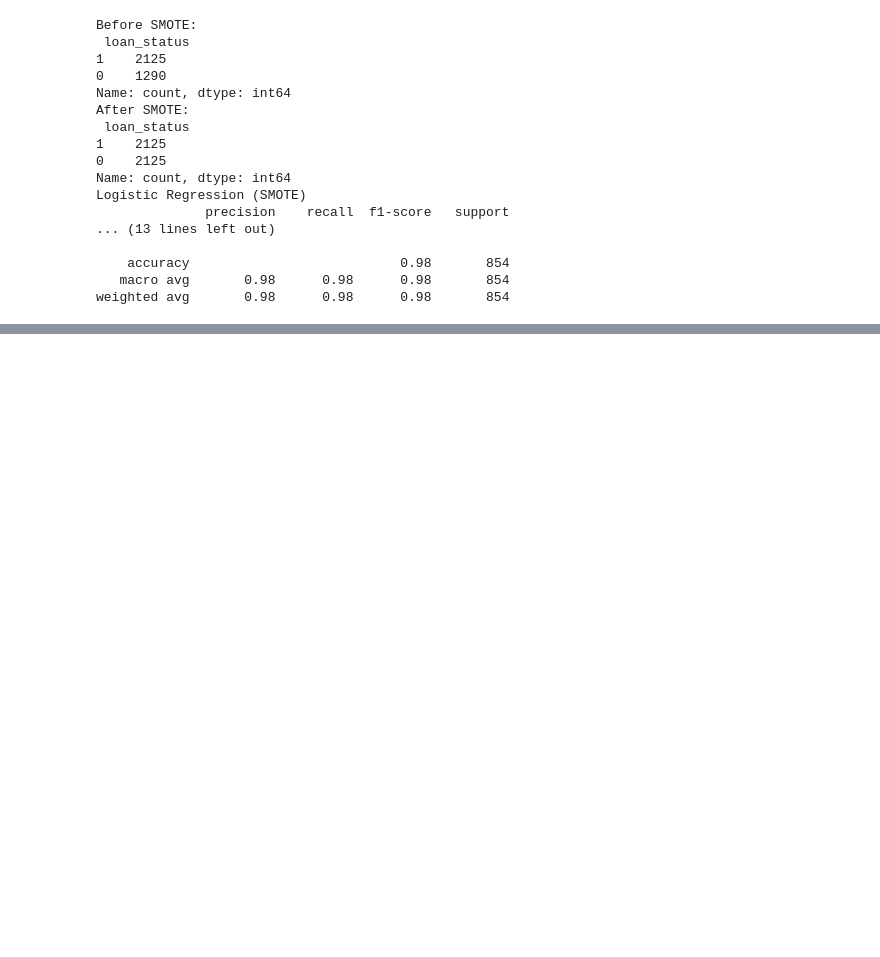
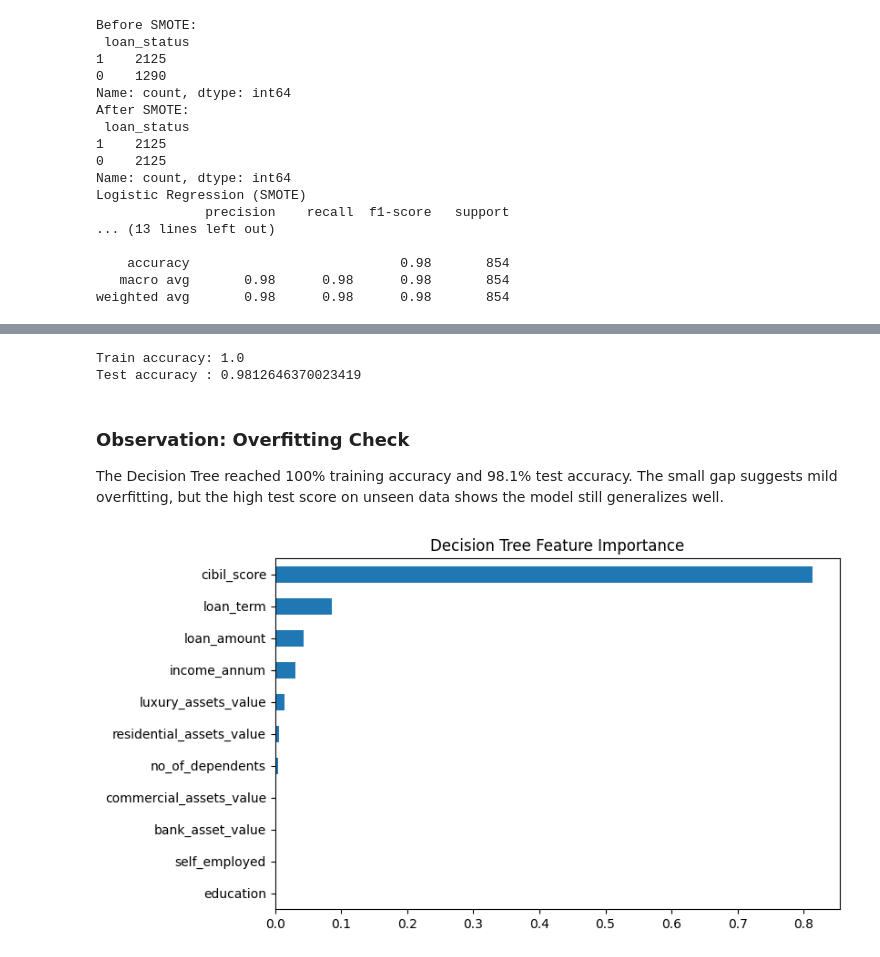
Before and after one commit to asmipandey18/Elevvo_Ml_Internship, a Jupyter notebook: task4_loan_approval_prediction/Loan_approval_prediction.ipynb, the cells around one changed output, grey strips where cells are left out. Cells and saved outputs as stored; diff of their text form; code cells hidden in the pictures; blank space fills up the shorter version.

```diff
--- a/task4_loan_approval_prediction/Loan_approval_prediction.ipynb
+++ b/task4_loan_approval_prediction/Loan_approval_prediction.ipynb
@@ -406,0 +449,16 @@ weighted avg       0.98      0.98      0.98       854
+# %%
+print("Train accuracy:", accuracy_score(y_train, tree_model.predict(X_train)))
+print("Test accuracy :", accuracy_score(y_test, y_pred_tree))
+# %% [output]
+Train accuracy: 1.0
+Test accuracy : 0.9812646370023419
+# %% [markdown]
+### Observation: Overfitting Check
+
+The Decision Tree reached 100% training accuracy and 98.1% test accuracy. The small gap suggests mild overfitting, but the high test score on unseen data shows the model still generalizes well.
+# %%
+importances = pd.Series(tree_model.feature_importances_, index=X.columns).sort_values()
+importances.plot(kind="barh", figsize=(8, 5), title="Decision Tree Feature Importance")
+plt.show()
+# %% [output]
+[figure, added]
```
Also changed, not shown: parts of 6 cells of this notebook.
